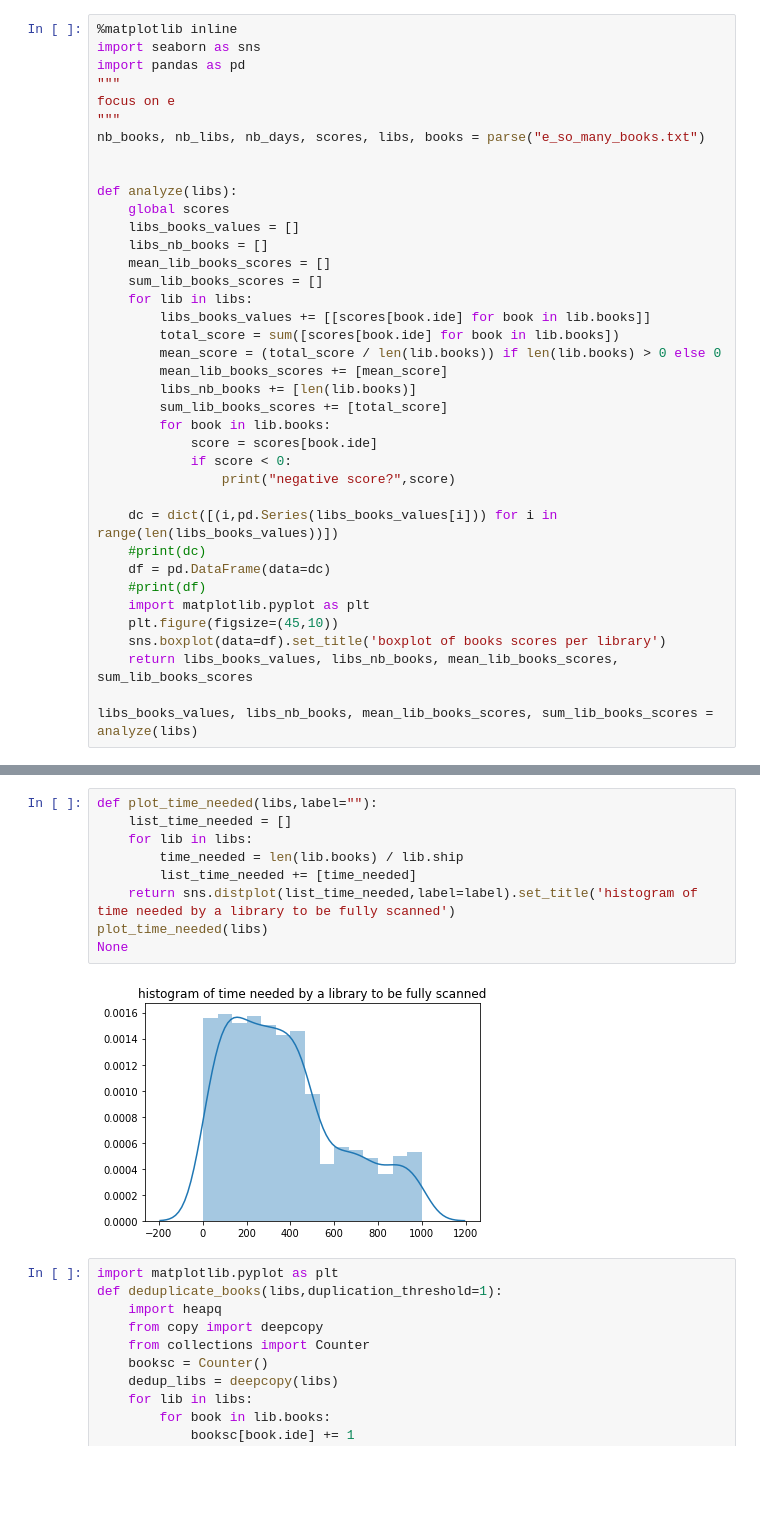
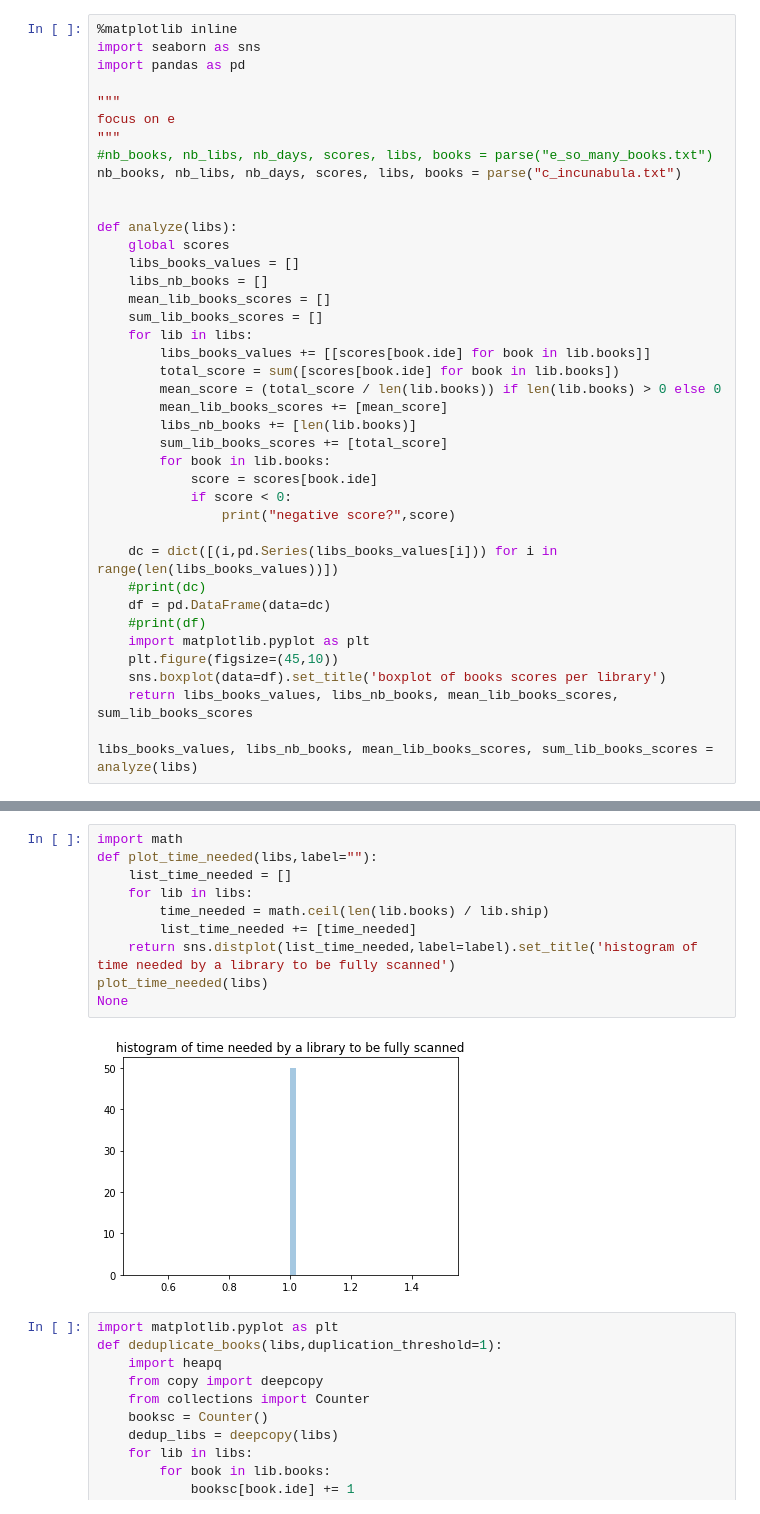
Before and after one commit to yoann-dufresne/BlaNiRaYo, a Jupyter notebook: data/viz_instances.ipynb, the cells around one changed output, grey strips where cells are left out. Saved outputs shown, nothing was run; the diff lists cells and outputs as text; blank space fills up the shorter version.

```diff
--- a/data/viz_instances.ipynb
+++ b/data/viz_instances.ipynb
@@ -39,10 +39,12 @@ scores [277, 467, 206, 176, 115, 41, 251, 677, 367, 307] ..
 %matplotlib inline
 import seaborn as sns
 import pandas as pd
+
 """
 focus on e
 """
-nb_books, nb_libs, nb_days, scores, libs, books = parse("e_so_many_books.txt")
+#nb_books, nb_libs, nb_days, scores, libs, books = parse("e_so_many_books.txt")
+nb_books, nb_libs, nb_days, scores, libs, books = parse("c_incunabula.txt")
 
 
 def analyze(libs):
@@ -108,14 +110,15 @@ None
 # %%
+import math
 def plot_time_needed(libs,label=""):
     list_time_needed = []
     for lib in libs:
-        time_needed = len(lib.books) / lib.ship
+        time_needed = math.ceil(len(lib.books) / lib.ship)
         list_time_needed += [time_needed]
     return sns.distplot(list_time_needed,label=label).set_title('histogram of time needed by a library to be fully scanned')
 plot_time_needed(libs)
 None
 # %% [output]
-[figure, old version]
+[figure, new version]
 # %%
 import matplotlib.pyplot as plt
 def deduplicate_books(libs,duplication_threshold=1):
```
Also changed, not shown: parts of 6 cells of this notebook, 48 other files.
